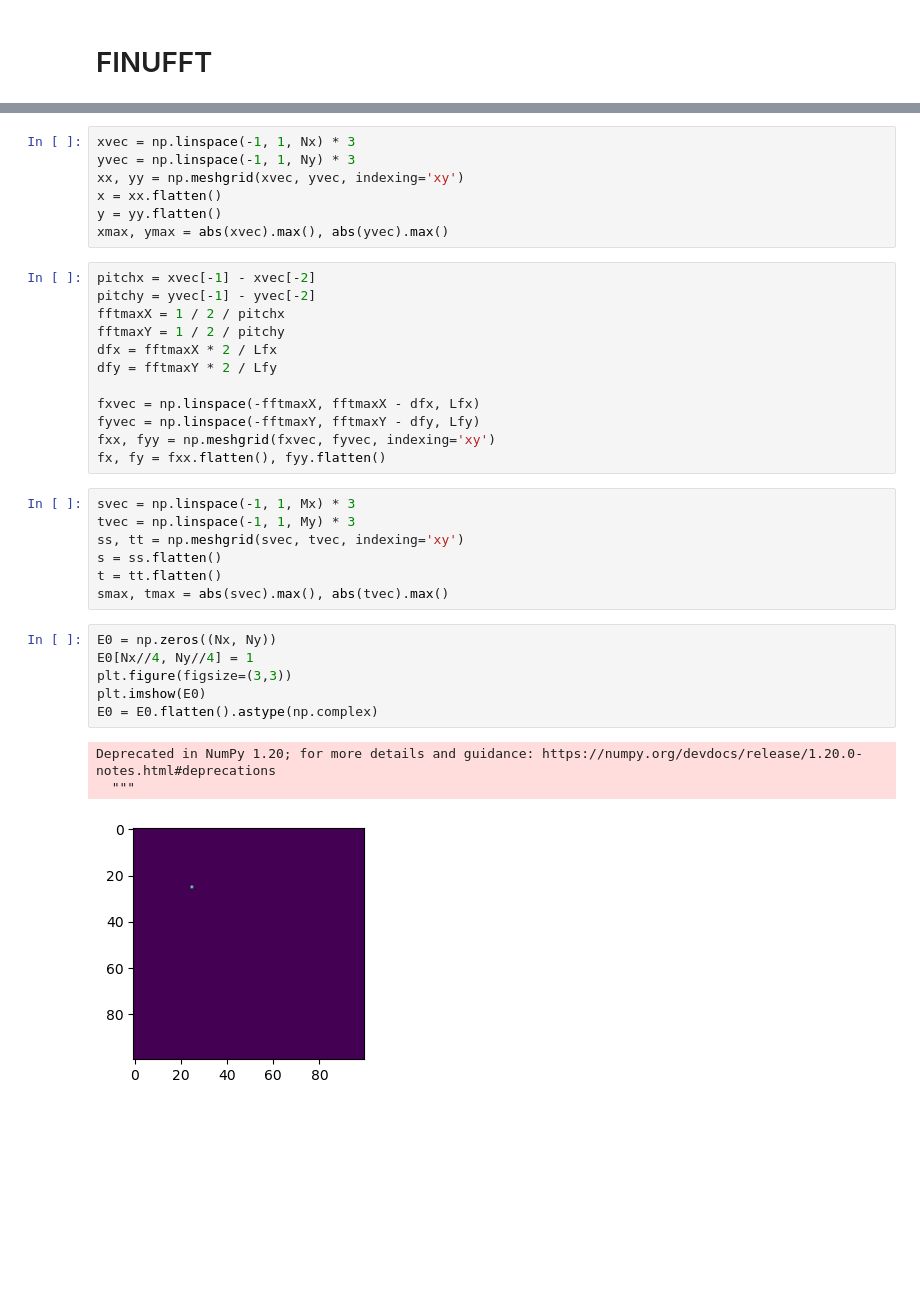
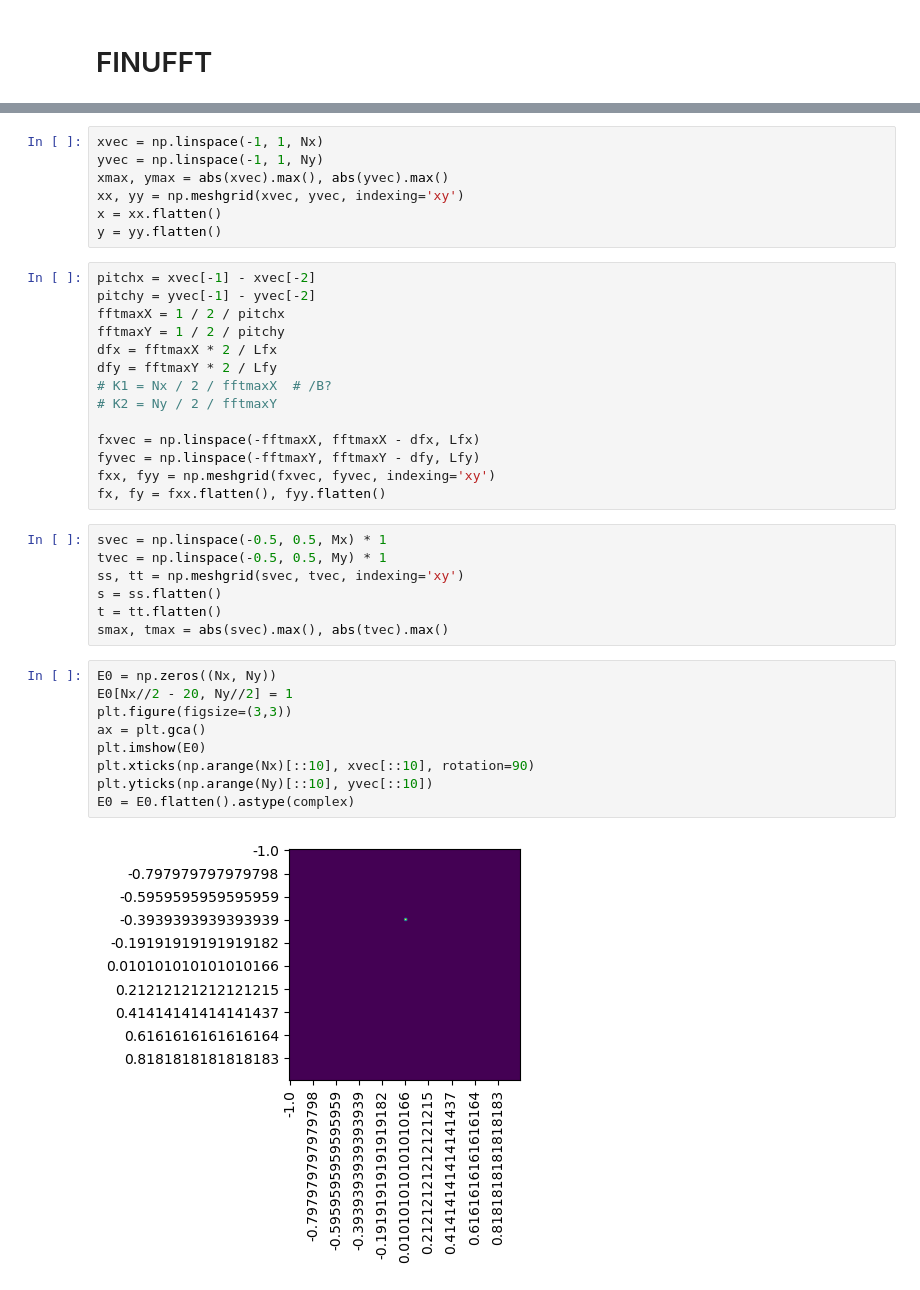
Before and after one commit to whywww/ASASM, a Jupyter notebook: test.ipynb, the cells around one changed output, grey strips where cells are left out. Saved outputs shown, nothing was run; the diff lists cells and outputs as text; blank space fills up the shorter version.

```diff
--- a/test.ipynb
+++ b/test.ipynb
@@ -11,10 +11,10 @@ Lfx, Lfy = Nx, Nx
 # %%
-xvec = np.linspace(-1, 1, Nx) * 3
-yvec = np.linspace(-1, 1, Ny) * 3
+xvec = np.linspace(-1, 1, Nx)
+yvec = np.linspace(-1, 1, Ny)
+xmax, ymax = abs(xvec).max(), abs(yvec).max()
 xx, yy = np.meshgrid(xvec, yvec, indexing='xy')
 x = xx.flatten()
 y = yy.flatten()
-xmax, ymax = abs(xvec).max(), abs(yvec).max()
 # %%
 pitchx = xvec[-1] - xvec[-2]
 pitchy = yvec[-1] - yvec[-2]
@@ -22,26 +22,29 @@ fftmaxX = 1 / 2 / pitchx
 fftmaxY = 1 / 2 / pitchy
 dfx = fftmaxX * 2 / Lfx
 dfy = fftmaxY * 2 / Lfy
+# K1 = Nx / 2 / fftmaxX  # /B?
+# K2 = Ny / 2 / fftmaxY
 
 fxvec = np.linspace(-fftmaxX, fftmaxX - dfx, Lfx)
 fyvec = np.linspace(-fftmaxY, fftmaxY - dfy, Lfy)
 fxx, fyy = np.meshgrid(fxvec, fyvec, indexing='xy')
 fx, fy = fxx.flatten(), fyy.flatten()
 # %%
-svec = np.linspace(-1, 1, Mx) * 3
-tvec = np.linspace(-1, 1, My) * 3
+svec = np.linspace(-0.5, 0.5, Mx) * 1
+tvec = np.linspace(-0.5, 0.5, My) * 1
 ss, tt = np.meshgrid(svec, tvec, indexing='xy')
 s = ss.flatten()
 t = tt.flatten()
 smax, tmax = abs(svec).max(), abs(tvec).max()
 # %%
 E0 = np.zeros((Nx, Ny))
-E0[Nx//4, Ny//4] = 1
+E0[Nx//2 - 20, Ny//2] = 1
 plt.figure(figsize=(3,3))
+ax = plt.gca()
 plt.imshow(E0)
-E0 = E0.flatten().astype(np.complex)
+plt.xticks(np.arange(Nx)[::10], xvec[::10], rotation=90)
+plt.yticks(np.arange(Ny)[::10], yvec[::10])
+E0 = E0.flatten().astype(complex)
 # %% [output]
-Deprecated in NumPy 1.20; for more details and guidance: https://numpy.org/devdocs/release/1.20.0-notes.html#deprecations
-  """
-[figure, old version]
+[figure, new version]
 # %%
```
Also changed, not shown: parts of 5 cells of this notebook, 18 other files.
